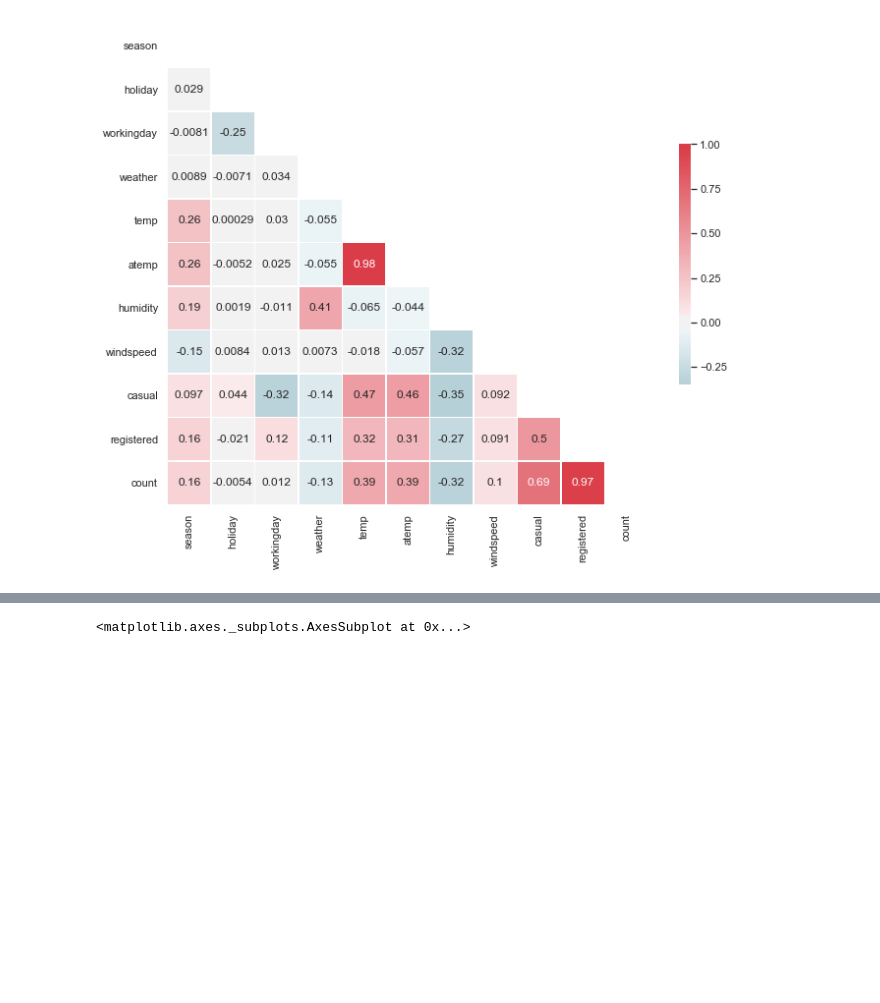
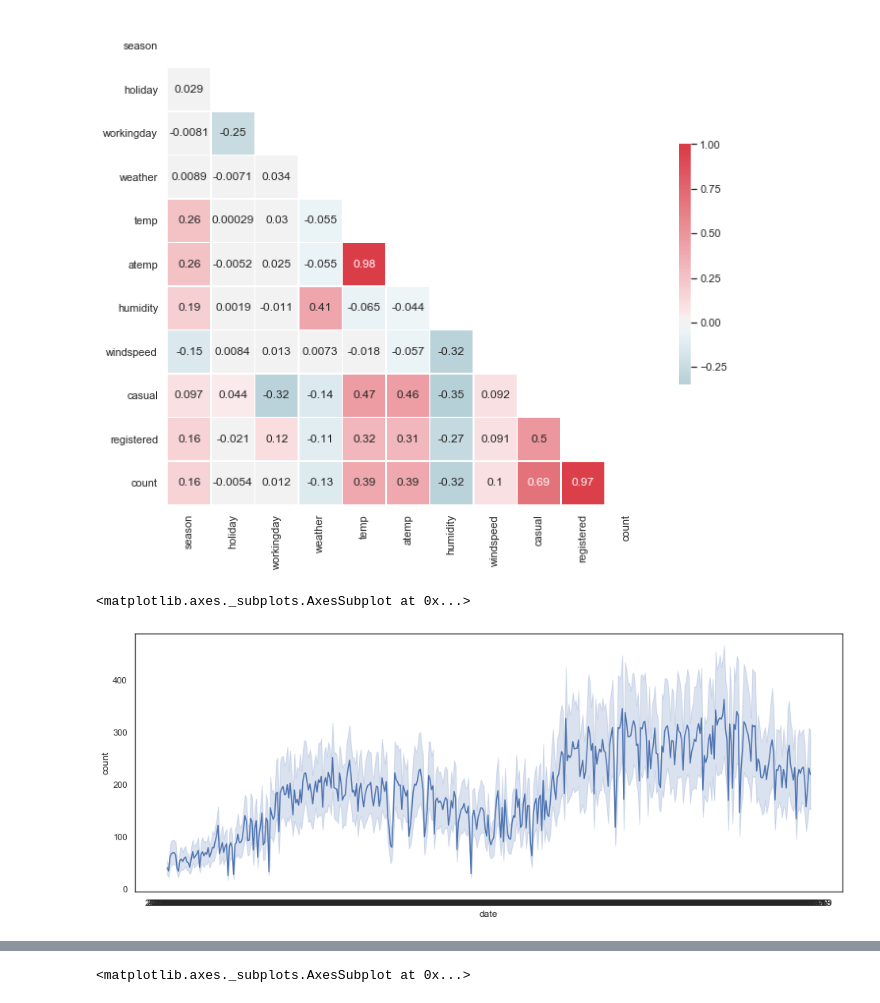
Before and after one commit to LevanAGit/bikeshare_timeseries_analysis, a Jupyter notebook: bikeshare_timeseries_analysis.ipynb, the cells around one changed output, grey strips where cells are left out. Cells and saved outputs as stored; diff of their text form; code cells hidden in the pictures; blank space fills up the shorter version.

```diff
--- a/bikeshare_timeseries_analysis.ipynb
+++ b/bikeshare_timeseries_analysis.ipynb
@@ -116,3 +116,12 @@ def SplitDateTime(df):
     return
 # %%
 SplitDateTime(df)
+# %%
+plt.figure(figsize=(16, 6))
+sns.lineplot(x=df['date'], y=df['count'],
+             data=df)
+
+#data was recorded over 2 years. Looks like 2nd year had more clients
+# %% [output]
+<matplotlib.axes._subplots.AxesSubplot at 0x...>
+[figure, added]
```
Also changed, not shown: parts of 25 cells of this notebook.
